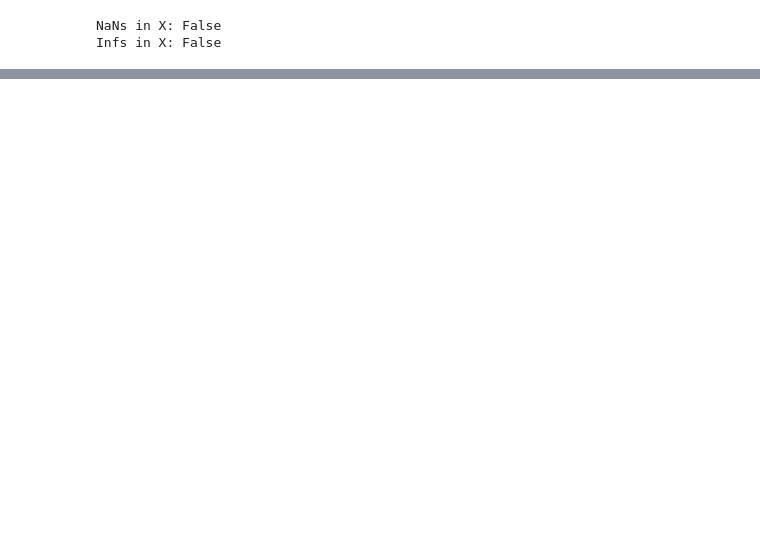
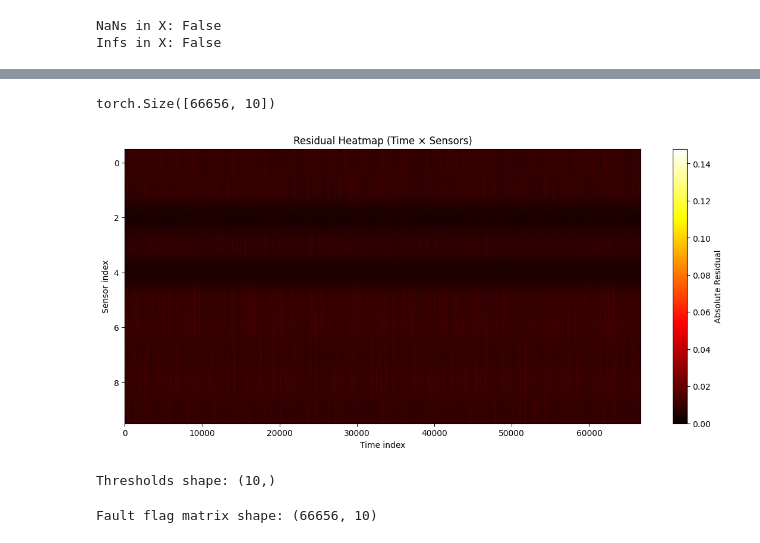
Before and after one commit to prateek-g-bit/Fault-Tolerance-System, a Jupyter notebook: caf-gru-faultdetection.ipynb, the cells around one changed output, grey strips where cells are left out. Drawn from its saved outputs; the diff is of its cells as text; code cells hidden in the pictures; blank space fills up the shorter version.

Commit message:
Kaggle Notebook | CAF_GNN_GRU_FaultDetection | Version 3

```diff
--- a/caf-gru-faultdetection.ipynb
+++ b/caf-gru-faultdetection.ipynb
@@ -191,7 +252,8 @@ loader = DataLoader(
 # %%
-model = GNN_GRU(
+model = ST_GNN_GRU(
     num_nodes=df_wide.shape[1],
-    hidden_dim=32
+    hidden_dim=32,
+    A=A
 )
 
 optimizer = torch.optim.Adam(model.parameters(), lr=1e-3)
@@ -233,0 +299,56 @@ Epoch 10, Loss: 0.106442
+# %%
+model.eval()
+
+all_residuals = []
+all_predictions = []
+all_targets = []
+
+with torch.no_grad():
+    for x, y in loader:
+        y_hat, _ = model(x)      # y_hat: (B, N)
+        res = torch.abs(y_hat - y)
+
+        all_residuals.append(res)
+        all_predictions.append(y_hat)
+        all_targets.append(y)
+
+all_residuals = torch.cat(all_residuals, dim=0)   # (T, N)
+all_predictions = torch.cat(all_predictions, dim=0)
+all_targets = torch.cat(all_targets, dim=0)
+
+print(all_residuals.shape)
+# %% [output]
+torch.Size([66656, 10])
+# %%
+import matplotlib.pyplot as plt
+
+plt.figure(figsize=(14, 6))
+plt.imshow(
+    all_residuals.T.cpu().numpy(),
+    aspect="auto",
+    cmap="hot"
+)
+plt.colorbar(label="Absolute Residual")
+plt.xlabel("Time index")
+plt.ylabel("Sensor index")
+plt.title("Residual Heatmap (Time × Sensors)")
+plt.show()
+# %% [output]
+[figure, added]
+# %%
+res_np = all_residuals.cpu().numpy()
+
+sensor_median = np.median(res_np, axis=0)
+sensor_mad = np.median(np.abs(res_np - sensor_median), axis=0)
+
+thresholds = sensor_median + 4 * sensor_mad   # robust rule
+
+print("Thresholds shape:", thresholds.shape)
+# %% [output]
+Thresholds shape: (10,)
+# %%
+fault_flags = res_np > thresholds   # broadcasting
+
+print("Fault flag matrix shape:", fault_flags.shape)
+# %% [output]
+Fault flag matrix shape: (66656, 10)
```
Also changed, not shown: parts of 12 cells of this notebook.
